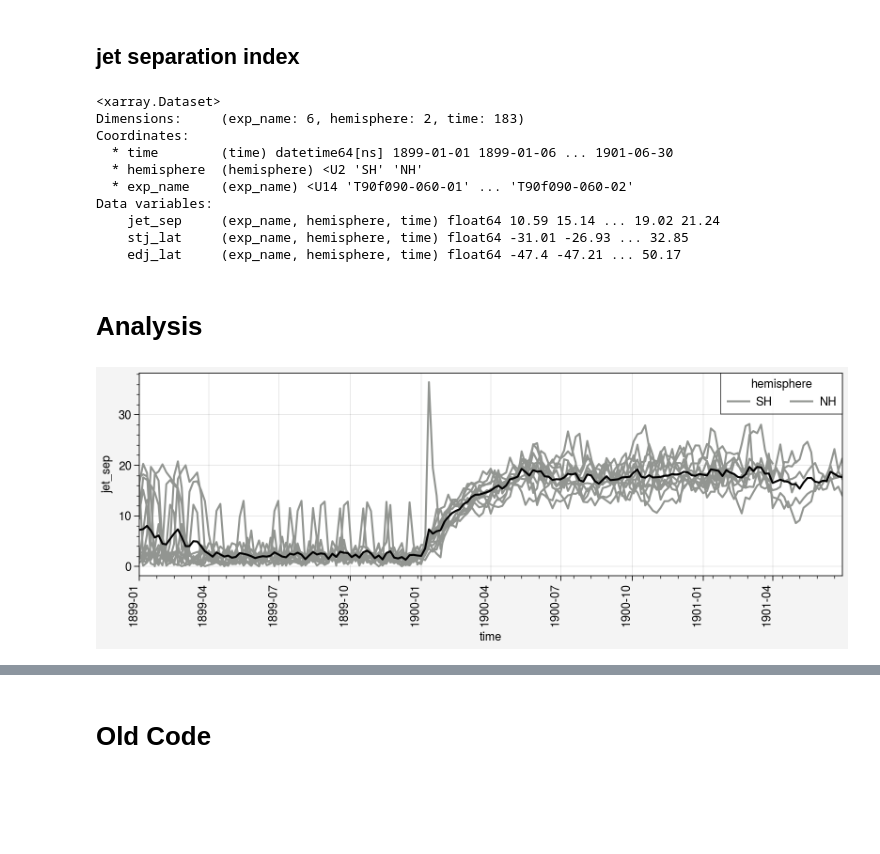
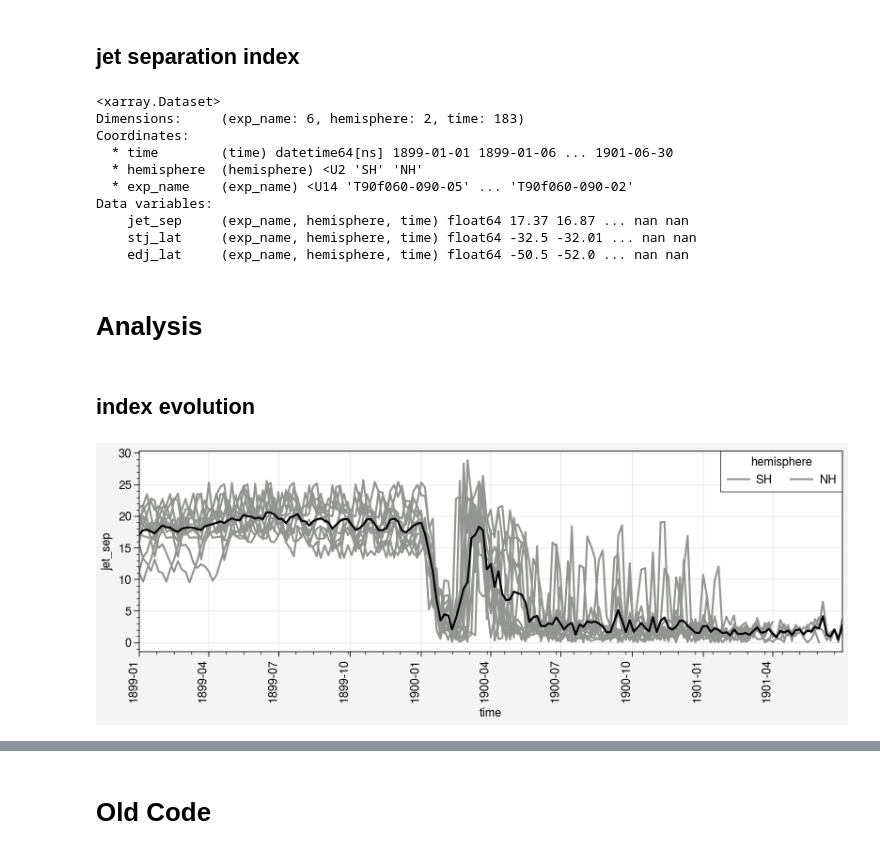
Before and after one commit to pabloconrat/masterarbeit, a Jupyter notebook: transition_analysis.ipynb, the cells around one changed output, grey strips where cells are left out. Drawn from its saved outputs; the diff is of its cells as text; code cells hidden in the pictures; blank space fills up the shorter version.

```diff
--- a/transition_analysis.ipynb
+++ b/transition_analysis.ipynb
@@ -50,6 +53,7 @@ series = 'T90f090-060'
 
 ylims=[1013,10]
 plot_format = 'png'
+new_trans_date = np.datetime64('1900-01-01')
 
 work_path = '/work/bd1022/b381739'
 home_path = '/home/b/b381739/'
@@ -70,14 +74,6 @@ by_hsv = sorted((tuple(mcolors.rgb_to_hsv(mcolors.to_rgb(color))),
                         for name, color in alt_cols.items())
 alt_colors = [name for hsv, name in by_hsv][14::6]
 
-def time_shifter(ds):
-    """
-    Resets the dataset's time index. The transition date is set to 01.01.1999
-    """
-    time_shifted = np.datetime64('1900-01-01') + (ds.time - ds.trans_date)
-    ds['time'] = time_shifted
-    return ds
-
 def load_datasets(exp_names, ending, streamfunction=False):
 
     ds_list = []
@@ -89,7 +85,7 @@ def load_datasets(exp_names, ending, streamfunction=False):
         ds['exp_name'] = [exp_name]
 
         if 'trans_date' in ds:
-            ds = time_shifter(ds)
+            ds = time_shifter(ds, new_trans_date, ds.trans_date)
 
         if streamfunction == True:
             # calculate streamfunction
@@ -144,7 +140,7 @@ ds_tp = load_datasets(exp_names, 'transports_int_pp')
 ds_pcs = load_datasets(exp_names, 'pcs')
 ds_eofs = load_datasets(exp_names, 'eofs')
 ds_ep = load_datasets(exp_names, 'ep_pp')
-ds_eq = load_datasets(exp_names, 'zmom_eq_pp')
+ds_eq = load_datasets(exp_names, 'zmom_tem_eq_pp')
 
 os.chdir(outpath)
 
@@ -181,20 +175,22 @@ Dimensions:     (exp_name: 6, hemisphere: 2, time: 183)
 Coordinates:
   * time        (time) datetime64[ns] 1899-01-01 1899-01-06 ... 1901-06-30
   * hemisphere  (hemisphere) <U2 'SH' 'NH'
-  * exp_name    (exp_name) <U14 'T90f090-060-01' ... 'T90f090-060-02'
+  * exp_name    (exp_name) <U14 'T90f060-090-05' ... 'T90f060-090-02'
 Data variables:
-    jet_sep     (exp_name, hemisphere, time) float64 10.59 15.14 ... 19.02 21.24
-    stj_lat     (exp_name, hemisphere, time) float64 -31.01 -26.93 ... 32.85
-    edj_lat     (exp_name, hemisphere, time) float64 -47.4 -47.21 ... 50.17
+    jet_sep     (exp_name, hemisphere, time) float64 17.37 16.87 ... nan nan
+    stj_lat     (exp_name, hemisphere, time) float64 -32.5 -32.01 ... nan nan
+    edj_lat     (exp_name, hemisphere, time) float64 -50.5 -52.0 ... nan nan
 # %% [markdown]
 # Analysis
+# %% [markdown]
+## index evolution
 # %%
 fig, ax = pplt.subplots(figsize=(8,3))
-s
+
 for exp_name in exp_names:
     ds_js.sel(exp_name=exp_name).jet_sep.plot.line(ax=ax, x='time', color='gray')
 
 ds_js.mean(['exp_name', 'hemisphere']).jet_sep.plot.line(ax=ax, x='time', color='black')
 fig.savefig(f'{series}_jet_separation.{plot_format}')
 # %% [output]
-[figure, old version]
+[figure, new version]
```
Also changed, not shown: parts of 8 cells of this notebook, 5 other files.
